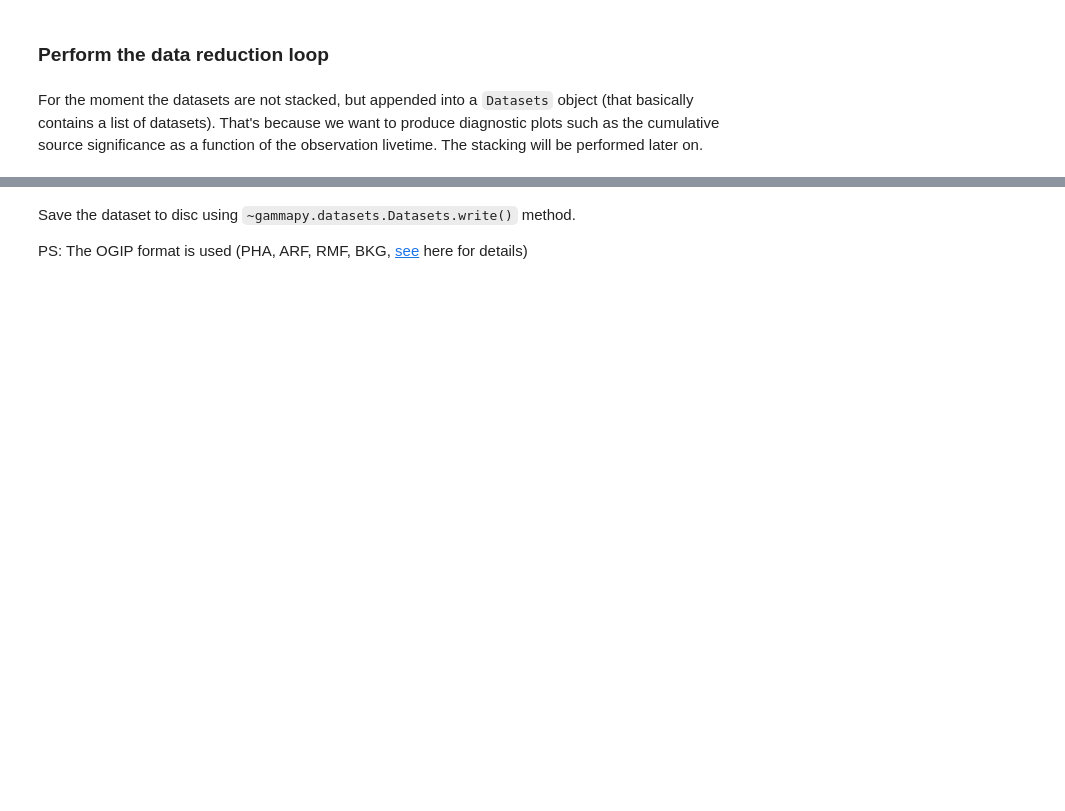
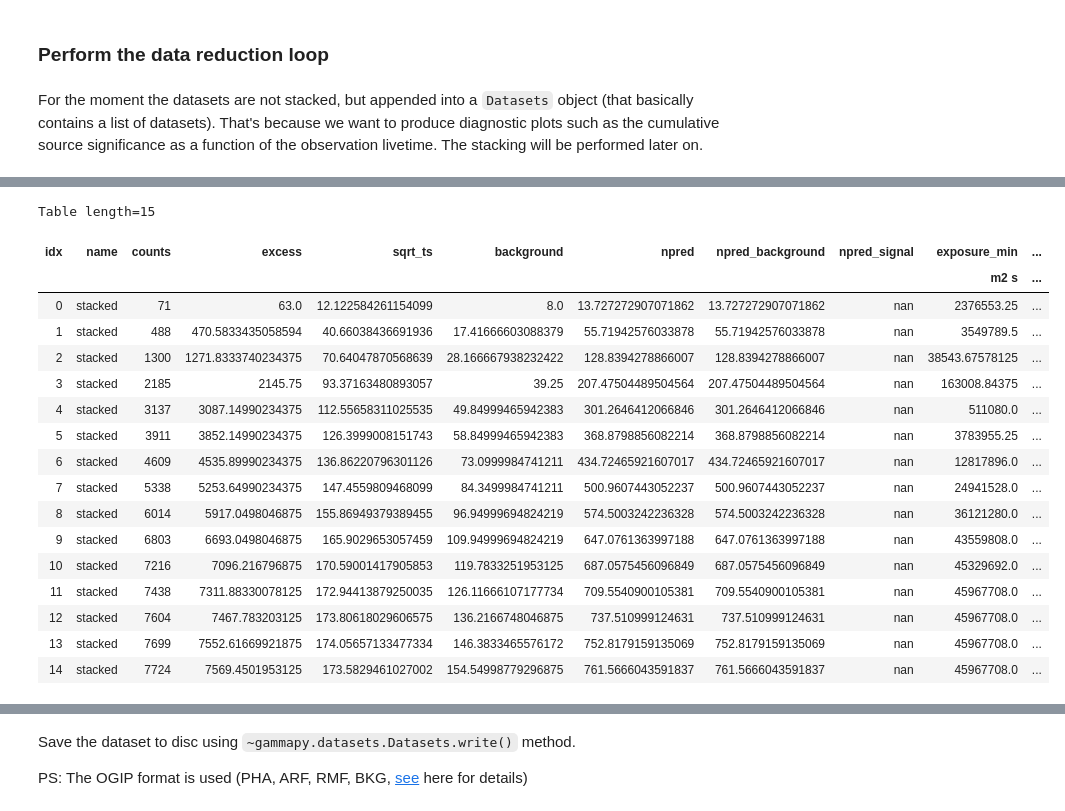
Before and after one commit to bkhelifi/Brazil_2024, a Jupyter notebook: 1D_analysis.ipynb, the cells around one changed output, grey strips where cells are left out. Cells and saved outputs as stored; diff of their text form; code cells hidden in the pictures; blank space fills up the shorter version.

```diff
--- a/1D_analysis.ipynb
+++ b/1D_analysis.ipynb
@@ -222,8 +277,28 @@ on_region.to_pixel(ax.wcs).plot(ax=ax, color="black");
 # %%
 info_table = datasets.info_table(cumulative=True)
-info_table
+# info_table
 # info_table[:5]
 # display(info_table)
+info_table.show_in_notebook()
+# %% [output]
+Table length=15
+| idx | name | counts | excess | sqrt_ts | background | npred | npred_background | npred_signal | exposure_min | ... |
+|  |  |  |  |  |  |  |  |  | m2 s | ... |
+| 0 | stacked | 71 | 63.0 | 12.122584261154099 | 8.0 | 13.727272907071862 | 13.727272907071862 | nan | 2376553.25 | ... |
+| 1 | stacked | 488 | 470.5833435058594 | 40.66038436691936 | 17.41666603088379 | 55.71942576033878 | 55.71942576033878 | nan | 3549789.5 | ... |
+| 2 | stacked | 1300 | 1271.8333740234375 | 70.64047870568639 | 28.166667938232422 | 128.8394278866007 | 128.8394278866007 | nan | 38543.67578125 | ... |
+| 3 | stacked | 2185 | 2145.75 | 93.37163480893057 | 39.25 | 207.47504489504564 | 207.47504489504564 | nan | 163008.84375 | ... |
+| 4 | stacked | 3137 | 3087.14990234375 | 112.55658311025535 | 49.84999465942383 | 301.2646412066846 | 301.2646412066846 | nan | 511080.0 | ... |
+| 5 | stacked | 3911 | 3852.14990234375 | 126.3999008151743 | 58.84999465942383 | 368.8798856082214 | 368.8798856082214 | nan | 3783955.25 | ... |
+| 6 | stacked | 4609 | 4535.89990234375 | 136.86220796301126 | 73.0999984741211 | 434.72465921607017 | 434.72465921607017 | nan | 12817896.0 | ... |
+| 7 | stacked | 5338 | 5253.64990234375 | 147.4559809468099 | 84.3499984741211 | 500.9607443052237 | 500.9607443052237 | nan | 24941528.0 | ... |
+| 8 | stacked | 6014 | 5917.0498046875 | 155.86949379389455 | 96.94999694824219 | 574.5003242236328 | 574.5003242236328 | nan | 36121280.0 | ... |
+| 9 | stacked | 6803 | 6693.0498046875 | 165.9029653057459 | 109.94999694824219 | 647.0761363997188 | 647.0761363997188 | nan | 43559808.0 | ... |
+| 10 | stacked | 7216 | 7096.216796875 | 170.59001417905853 | 119.7833251953125 | 687.0575456096849 | 687.0575456096849 | nan | 45329692.0 | ... |
+| 11 | stacked | 7438 | 7311.88330078125 | 172.94413879250035 | 126.11666107177734 | 709.5540900105381 | 709.5540900105381 | nan | 45967708.0 | ... |
+| 12 | stacked | 7604 | 7467.783203125 | 173.80618029606575 | 136.2166748046875 | 737.510999124631 | 737.510999124631 | nan | 45967708.0 | ... |
+| 13 | stacked | 7699 | 7552.61669921875 | 174.05657133477334 | 146.3833465576172 | 752.8179159135069 | 752.8179159135069 | nan | 45967708.0 | ... |
+| 14 | stacked | 7724 | 7569.4501953125 | 173.5829461027002 | 154.54998779296875 | 761.5666043591837 | 761.5666043591837 | nan | 45967708.0 | ... |
 # %%
 plt.figure(figsize=(10, 10))
 ax1 = plt.subplot(221)
```
Also changed, not shown: parts of 47 cells of this notebook.
